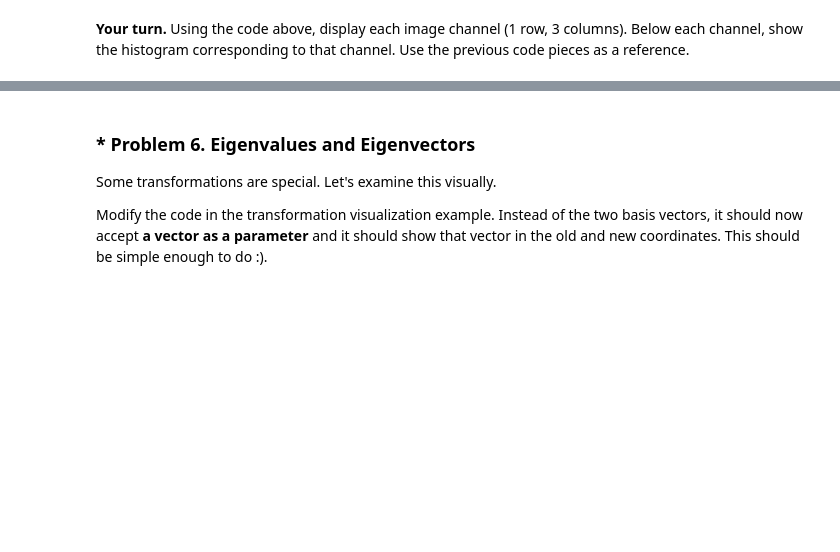
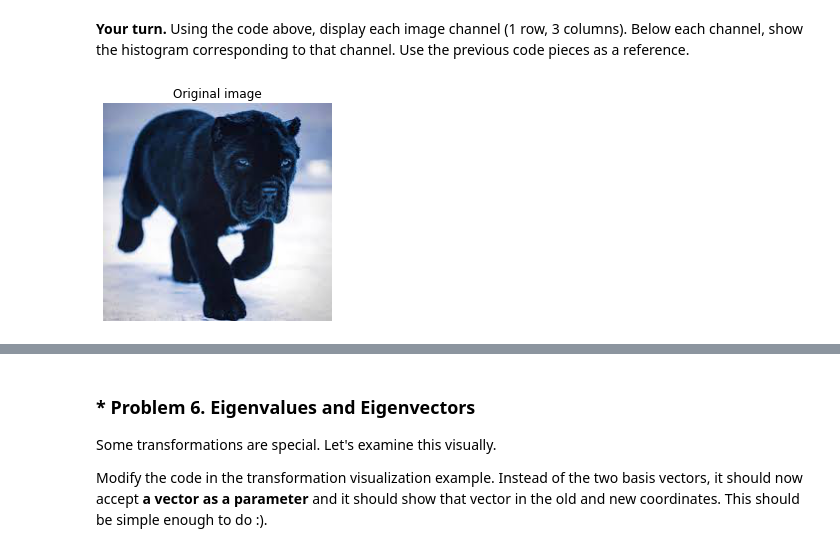
Before and after one commit to momchilantonov/SoftUni-Math-Concepts-For-Developers-February-2021, a Jupyter notebook: Linear-Algebra/Homework/Linear Algebra Exercise.ipynb, the cells around one changed output, grey strips where cells are left out. Drawn from its saved outputs; the diff is of its cells as text; code cells hidden in the pictures; blank space fills up the shorter version.

Commit message:
Some training code "images as Matrices"

```diff
--- a/Linear-Algebra/Homework/Linear Algebra Exercise.ipynb
+++ b/Linear-Algebra/Homework/Linear Algebra Exercise.ipynb
@@ -719,0 +833,13 @@ plt.show()
+# %%
+# Get somr values to make tests :)
+image_url = "https://encrypted-tbn0.gstatic.com/images?q=tbn:ANd9GcTVMwhaWZiz7O7sh396Sx-1fsSomLbyKhBGIw&usqp=CAU"
+dog_image = get_image_from_url(image_url)
+dog_red_ch, dog_green_ch, dog_blue_ch = get_image_rgb_channels(dog_image)
+dog_red_ch_norm, dog_green_ch_norm, dog_blue_ch_norm = get_image_rgb_normalizations(dog_red_ch, dog_green_ch, dog_blue_ch)
+dog_average_grayscale = get_image_average_grayscale(dog_red_ch_norm, dog_green_ch_norm, dog_blue_ch_norm)
+dog_gamma_corrected_grayscale = get_image_gamma_correction(dog_red_ch_norm, dog_green_ch_norm, dog_blue_ch_norm, 0.299, 0.587, 0.114)
+# %%
+# Plot riginal image
+plot_original_image(dog_image, "off")
+# %% [output]
+[figure, added]
```
Also changed, not shown: parts of 15 cells of this notebook, 1 other file.
